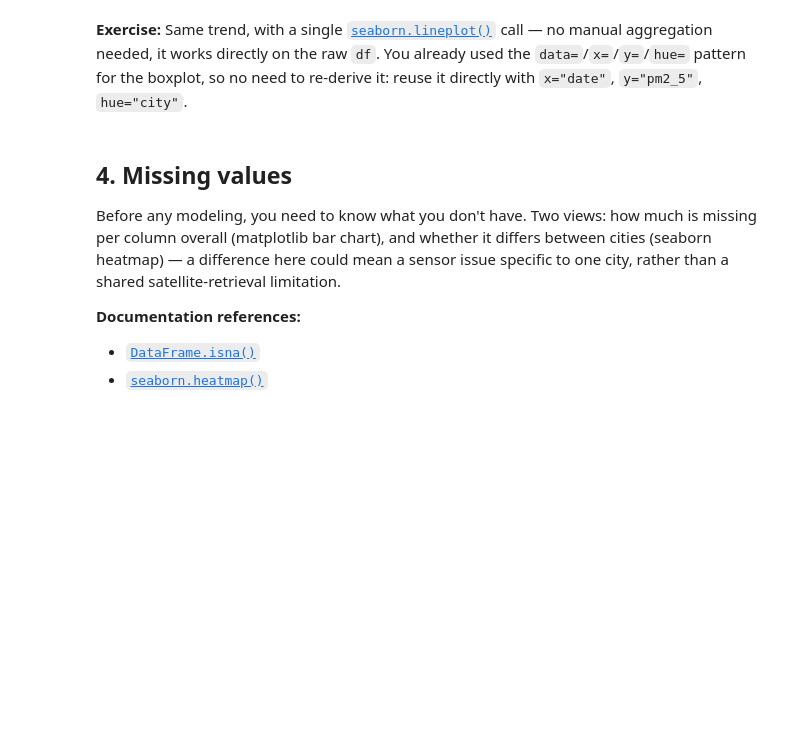
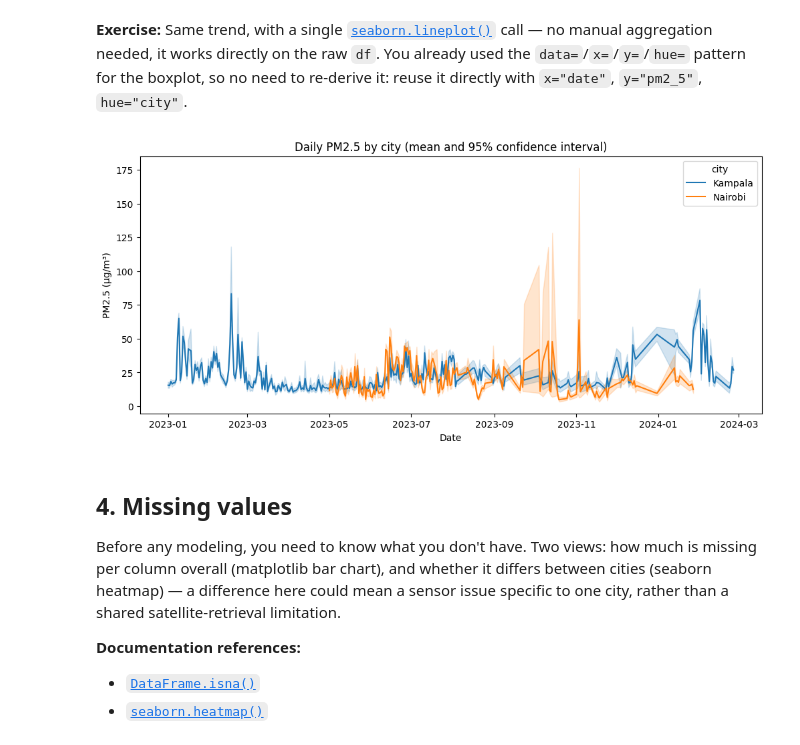
Before and after one commit to maxencecollin/air-quality, a Jupyter notebook: notebooks/session2/01_discovery.ipynb, the cells around one changed output. Cells and saved outputs as stored; diff of their text form; code cells hidden in the pictures; blank space fills up the shorter version.

```diff
--- a/notebooks/session2/01_discovery.ipynb
+++ b/notebooks/session2/01_discovery.ipynb
@@ -169,6 +196,14 @@ def plot_daily_trend(daily_mean, city, ax):
 **Exercise:** Same trend, with a single [`seaborn.lineplot()`](https://seaborn.pydata.org/generated/seaborn.lineplot.html) call — no manual aggregation needed, it works directly on the raw `df`. You already used the `data=`/`x=`/`y=`/`hue=` pattern for the boxplot, so no need to re-derive it: reuse it directly with `x="date"`, `y="pm2_5"`, `hue="city"`.
 # %%
 # TODO 7: same trend, with a single seaborn.lineplot call (aggregation + confidence interval included)
+fig, ax = plt.subplots(figsize=(12, 5))
+sns.lineplot(data=df, x="date", y="pm2_5", hue="city", hue_order=CITIES, ax=ax)
+ax.set_xlabel("Date")
+ax.set_ylabel("PM2.5 (µg/m³)")
+ax.set_title("Daily PM2.5 by city (mean and 95% confidence interval)")
+plt.show()
+# %% [output]
+[figure, added]
 # %% [markdown]
 ## 4. Missing values
 
```
Also changed, not shown: parts of 3 cells of this notebook.
